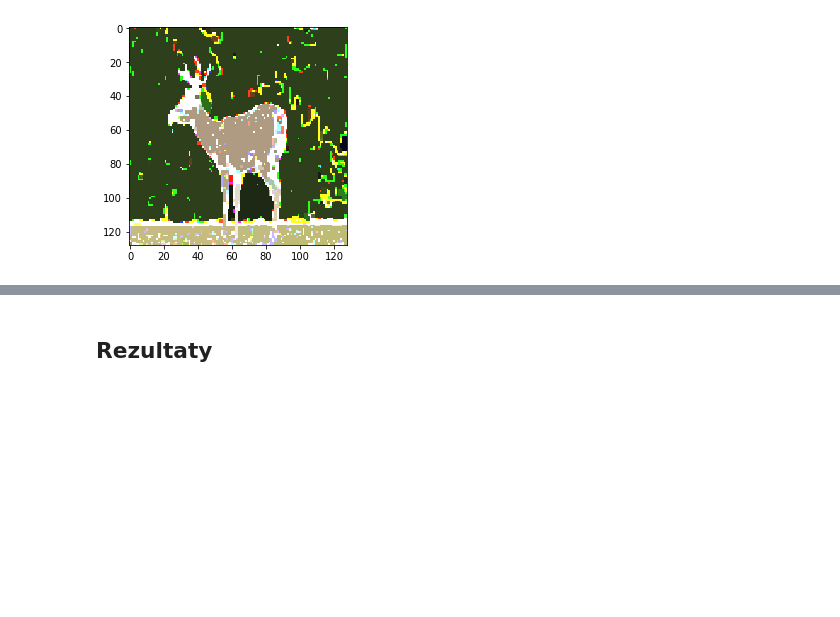
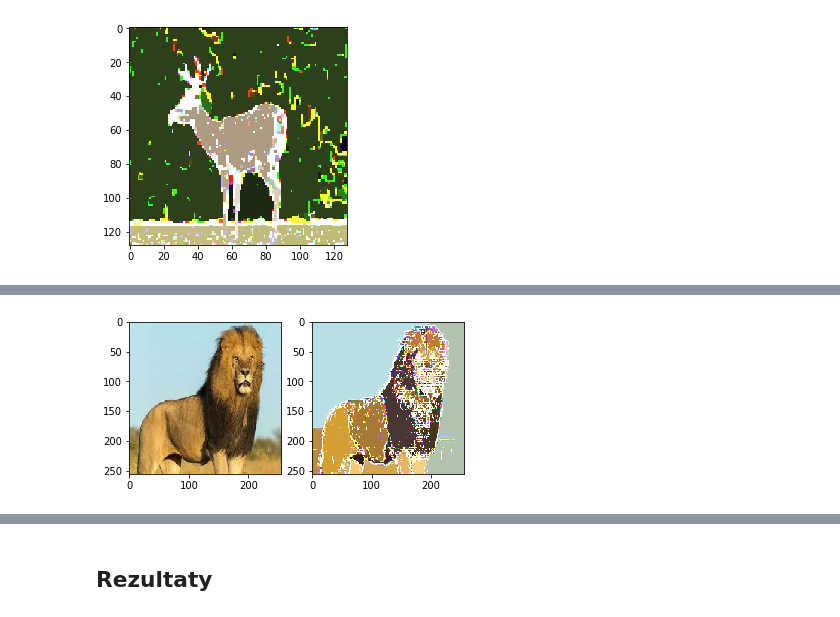
Before and after one commit to kolo-abb/Random-Scripts-And-Notes, a Jupyter notebook: Graph-Segmentation-First-Attempts/Segmentacja-k-spojnosc.ipynb, the cells around one changed output, grey strips where cells are left out. Saved outputs shown, nothing was run; the diff lists cells and outputs as text; code cells hidden in the pictures; blank space fills up the shorter version.

```diff
--- a/Graph-Segmentation-First-Attempts/Segmentacja-k-spojnosc.ipynb
+++ b/Graph-Segmentation-First-Attempts/Segmentacja-k-spojnosc.ipynb
@@ -210,0 +283,4 @@ plt.imshow(im)
+# %%
+two_connected_pipeline(image_path, 10, shape)
+# %% [output]
+[figure, added]
```
Also changed, not shown: parts of 19 cells of this notebook, 1 other file.
